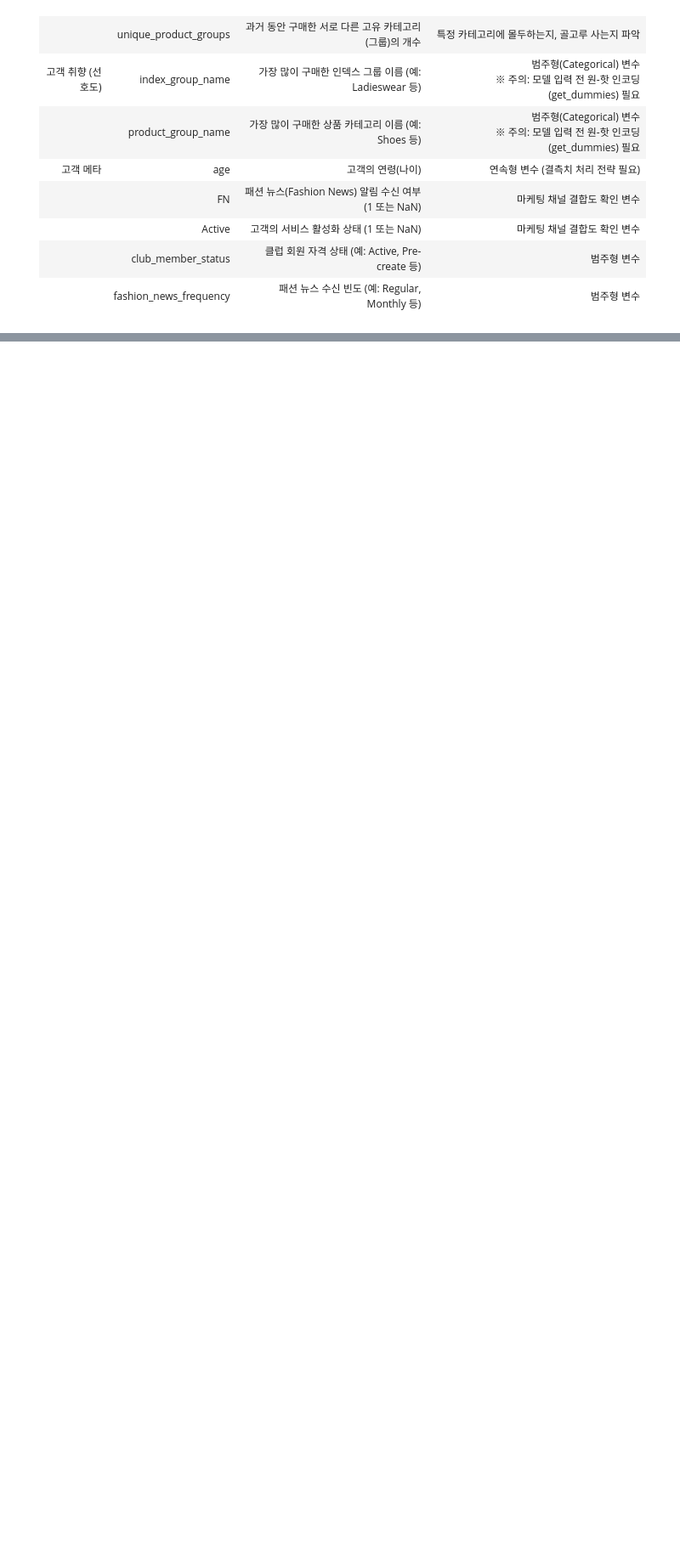
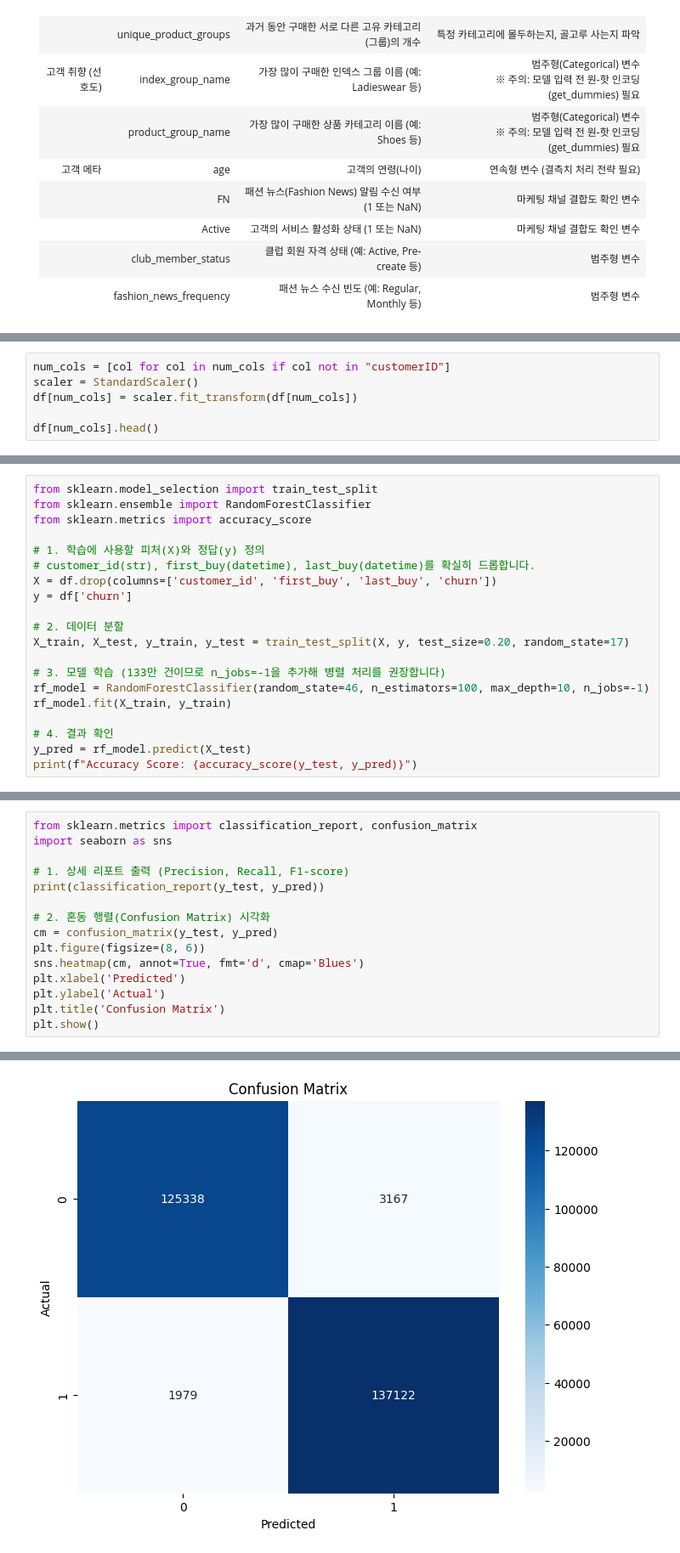
Before and after one commit to eeuuais/project-customer-churn-prediction, a Jupyter notebook: temp.ipynb, the cells around one changed output, grey strips where cells are left out. Shown at 85% size. Saved outputs shown, nothing was run; the diff lists cells and outputs as text; blank space fills up the shorter version.

Commit message:
feat : modeling

```diff
--- a/temp.ipynb
+++ b/temp.ipynb
@@ -27,0 +299,6 @@
+# %%
+num_cols = [col for col in num_cols if col not in "customerID"]
+scaler = StandardScaler()
+df[num_cols] = scaler.fit_transform(df[num_cols])
+
+df[num_cols].head()
@@ -27,0 +323,20 @@
+# %%
+from sklearn.model_selection import train_test_split
+from sklearn.ensemble import RandomForestClassifier
+from sklearn.metrics import accuracy_score
+
+# 1. 학습에 사용할 피처(X)와 정답(y) 정의
+# customer_id(str), first_buy(datetime), last_buy(datetime)를 확실히 드롭합니다.
+X = df.drop(columns=['customer_id', 'first_buy', 'last_buy', 'churn'])
+y = df['churn']
+
+# 2. 데이터 분할
+X_train, X_test, y_train, y_test = train_test_split(X, y, test_size=0.20, random_state=17)
+
+# 3. 모델 학습 (133만 건이므로 n_jobs=-1을 추가해 병렬 처리를 권장합니다)
+rf_model = RandomForestClassifier(random_state=46, n_estimators=100, max_depth=10, n_jobs=-1)
+rf_model.fit(X_train, y_train)
+
+# 4. 결과 확인
+y_pred = rf_model.predict(X_test)
+print(f"Accuracy Score: {accuracy_score(y_test, y_pred)}")
@@ -27,0 +345,16 @@
+# %%
+from sklearn.metrics import classification_report, confusion_matrix
+import seaborn as sns
+
+# 1. 상세 리포트 출력 (Precision, Recall, F1-score)
+print(classification_report(y_test, y_pred))
+
+# 2. 혼동 행렬(Confusion Matrix) 시각화
+cm = confusion_matrix(y_test, y_pred)
+plt.figure(figsize=(8, 6))
+sns.heatmap(cm, annot=True, fmt='d', cmap='Blues')
+plt.xlabel('Predicted')
+plt.ylabel('Actual')
+plt.title('Confusion Matrix')
+plt.show()
+# %% [output]
@@ -27,0 +369 @@
+[figure, added]
```
Also changed, not shown: parts of 25 cells of this notebook, 9 other files.
